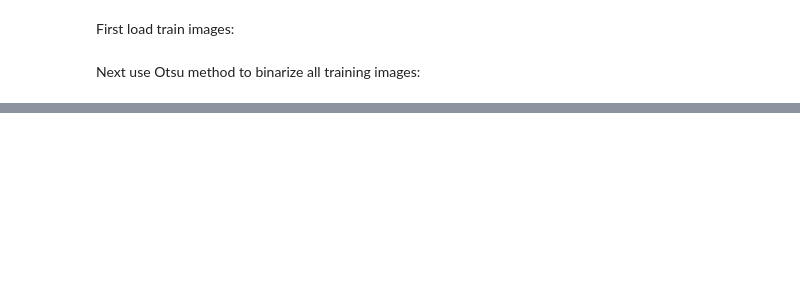
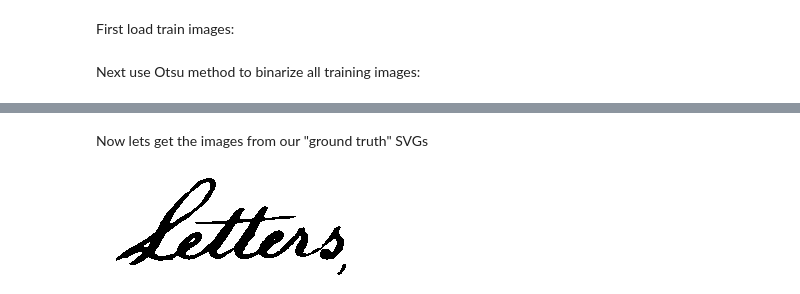
Before and after one commit to anninahelmy/PatternRecognition_FS22, a Jupyter notebook: Keyword Spotting/keyword_spotting.ipynb, the cells around one changed output, grey strips where cells are left out. Drawn from its saved outputs; the diff is of its cells as text; code cells hidden in the pictures; blank space fills up the shorter version.

```diff
--- a/Keyword Spotting/keyword_spotting.ipynb
+++ b/Keyword Spotting/keyword_spotting.ipynb
@@ -54,0 +26,37 @@ binarized_train_imgs = [binarize(i, best_threshold(i)) for i in train_imgs]
+# %% [markdown]
+Now lets get the images from our "ground truth" SVGs
+# %%
+def parse(path):
+    with open(path) as f:
+        return [
+            [
+                tuple([int(float(j)) for j in i.split(" ") if "." in j]) for i in child.attrib["d"].split("L")
+                if "." in i
+            ]
+
+            for child in ET.parse(f).getroot()
+        ]
+
+locations_path = "ground-truth/locations"
+polygons = {f: parse(f"{locations_path}/{f}") for f in os.listdir(locations_path)}
+
+def cut_word(img, pol):
+    mask = Image.new("L", img.size, 0)
+    draw = ImageDraw.Draw(mask)
+    draw.polygon(pol, fill=255, outline=None)
+    black =  Image.new("L", img.size, 255)
+
+    maxx = max(x for (x, _) in pol)
+    maxy = max(y for (_, y) in pol)
+    minx = min(x for (x, _) in pol)
+    miny = min(y for (_, y) in pol)
+
+    return Image.composite(img, black, mask).crop((minx, miny, maxx, maxy))
+
+words = {
+    name: [
+        cut_word(Image.fromarray(img.astype('uint8')*255), pol) for pol in polygons[f"{name.replace('jpg', 'svg')}"]
+    ] for (name, img) in binarized_train_imgs.items()
+}
+# %% [output]
+[figure, added]
```
Also changed, not shown: parts of 8 cells of this notebook.
